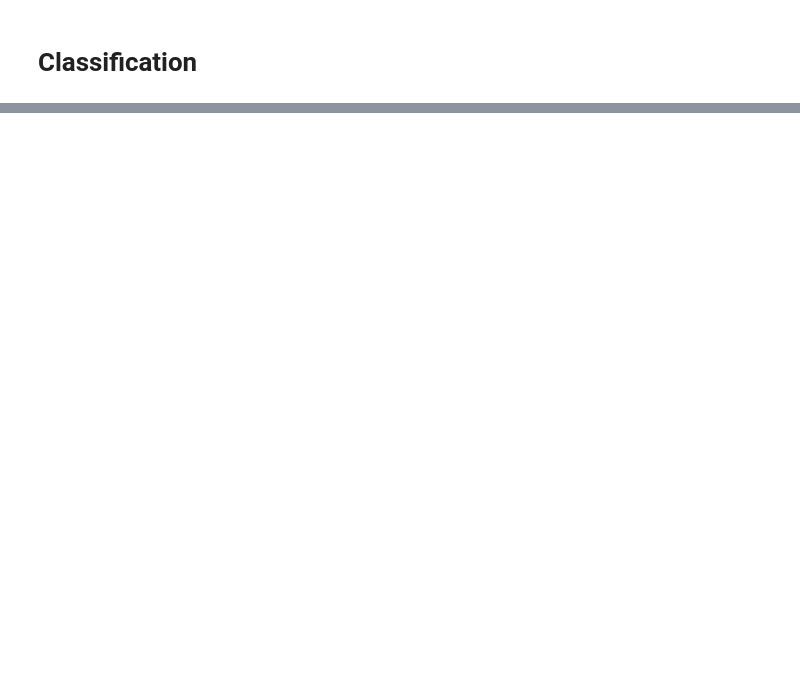
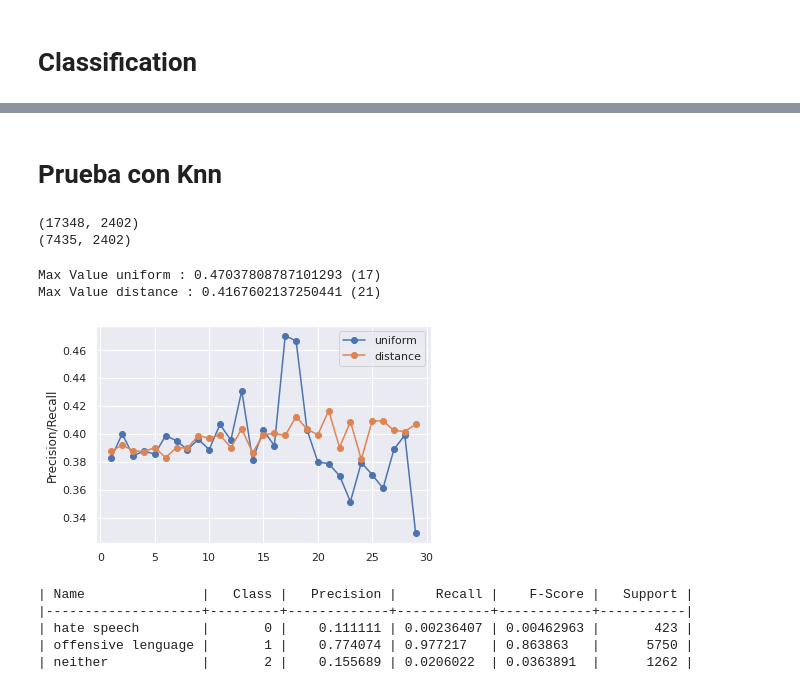
Before and after one commit to manuvillalba-uclm/Natural_Lenguaje_Processing-ELM, a Jupyter notebook: Machine_Learning_NLP_Vectorization_Classification.ipynb, the cells around one changed output, grey strips where cells are left out. Cells and saved outputs as stored; diff of their text form; code cells hidden in the pictures; blank space fills up the shorter version.

```diff
--- a/Machine_Learning_NLP_Vectorization_Classification.ipynb
+++ b/Machine_Learning_NLP_Vectorization_Classification.ipynb
@@ -141,9 +152,9 @@ n_features = int(n_features*0.3)
 class_label = class_label.iloc[0:n_tweets]
 class_label.reset_index(inplace = True, drop = True)
 #quitamos el 70% de las features, se supone que en función del target class_label
-tweets_vectorization_selected = SelectKBest(chi2, k=n_features).fit_transform(tweets_vectorization,class_label)
-tweets_vectorization_selected
+tweets_vectorization = SelectKBest(chi2, k=n_features).fit_transform(tweets_vectorization,class_label)
+tweets_vectorization
 
-df_tweets_vectorization_selected = pd.DataFrame(data=tweets_vectorization_selected)
+df_tweets_vectorization_selected = pd.DataFrame(data=tweets_vectorization)
 df_tweets_vectorization_selected['target']= class_label
 # %% [output]
@@ -190,0 +194,4 @@ Test: {0: 353, 1: 4626, 2: 1021}
+# %%
+
+precision, recall, fscore, support = score(test['target'], labels)
+print(tabulate({'Name': ['hate speech', 'offensive lenguage', 'neither'], 'Class': [0,1,2],'Precision':precision, 'Recall': recall, 'F-Score': fscore, 'Support': support} , headers=['Name','Class','Precision', 'Recall','F-Score','Support'], tablefmt='orgtbl'))
@@ -195,0 +211,60 @@ Acc 0.8903333333333333
+# %% [markdown]
+# Prueba con Knn
+# %%
+train_knn, test_knn = train_test_split(tweets_classification, test_size=0.30)
+train_knn.reset_index(inplace = True)
+test_knn.reset_index(inplace = True)
+print(train_knn.shape)
+print(test_knn.shape)
+# %% [output]
+(17348, 2402)
+(7435, 2402)
+# %%
+cv = KFold(n_splits = 2, shuffle = True) # shuffle = False si hay dimensión temporal
+
+for i, weights in enumerate(['uniform', 'distance']):
+   total_scores = []
+   for n_neighbors in range(1,30):
+       fold_score= []
+       knn = neighbors.KNeighborsClassifier(n_neighbors, weights=weights)
+       for train_fold, test_fold in cv.split(train_knn):
+          # División train test aleatoria
+          f_train = train_knn.loc[train_fold]
+          f_test = train_knn.loc[test_fold]
+          # entrenamiento y ejecución del modelo
+          knn.fit( X = f_train.drop(['target'], axis=1),
+                               y = f_train['target'])
+          y_pred = knn.predict(X = f_test.drop(['target'], axis = 1))
+          # evaluación del modelo
+          precision, recall, fscore, support = score(f_test['target'], y_pred)
+
+          fold_score.append(((sum(precision)/3)+(sum(recall)/3))/2)
+       total_scores.append(sum(fold_score)/len(fold_score))
+
+   plt.plot(range(1,len(total_scores)+1), total_scores,
+             marker='o', label=weights)
+   print ('Max Value ' +  weights + " : " +  str(max(total_scores)) +" (" + str(np.argmax(total_scores) + 1) + ")")
+   plt.ylabel('Precision/Recall')
+
+
+plt.legend()
+plt.show()
+# %% [output]
+Max Value uniform : 0.47037808787101293 (17)
+Max Value distance : 0.4167602137250441 (21)
+[figure, added]
+# %%
+n_neighbors = 13
+weights = 'uniform'
+knn = neighbors.KNeighborsClassifier(n_neighbors= n_neighbors, weights=weights)
+# fit and predict
+knn.fit(X = train_knn.loc[:, train_knn.columns != 'target'], y = train_knn['target'])
+y_pred = knn.predict(X = test.loc[:, test_knn.columns != 'target'])
+precision, recall, fscore, support = score(test_knn['target'], y_pred)
+print(tabulate({'Name': ['hate speech', 'offensive lenguage', 'neither'], 'Class': [0,1,2],'Precision':precision, 'Recall': recall, 'F-Score': fscore, 'Support': support} , headers=['Name','Class','Precision', 'Recall','F-Score','Support'], tablefmt='orgtbl'))
+# %% [output]
+| Name               |   Class |   Precision |     Recall |    F-Score |   Support |
+|--------------------+---------+-------------+------------+------------+-----------|
+| hate speech        |       0 |    0.111111 | 0.00236407 | 0.00462963 |       423 |
+| offensive lenguage |       1 |    0.774074 | 0.977217   | 0.863863   |      5750 |
+| neither            |       2 |    0.155689 | 0.0206022  | 0.0363891  |      1262 |
```
Also changed, not shown: parts of 14 cells of this notebook.
